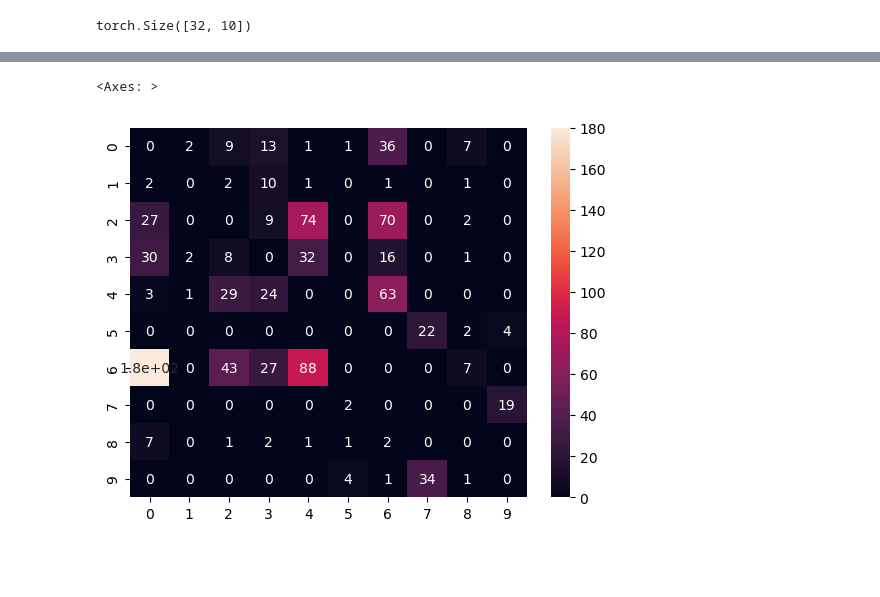
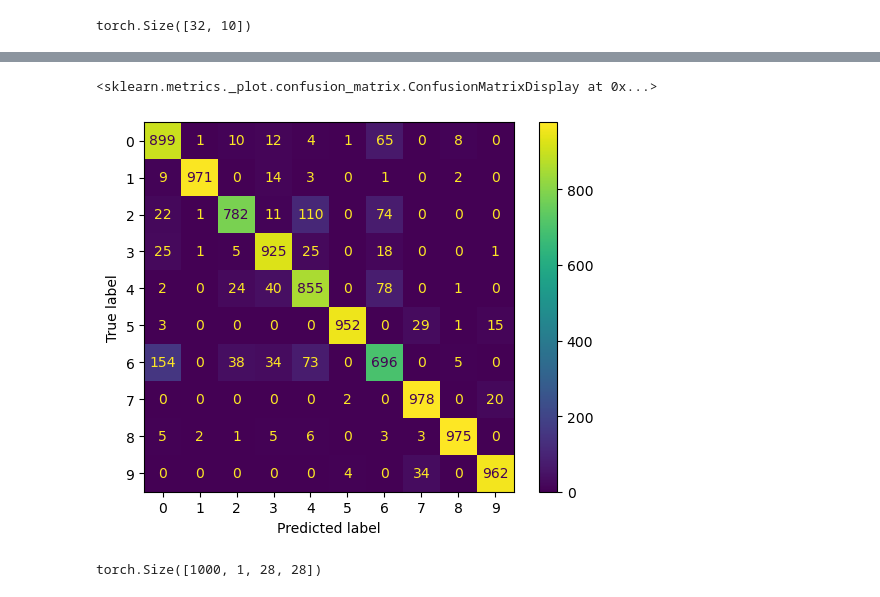
Before and after one commit to doorunderground/study, a Jupyter notebook: CNN/0306CNN1.ipynb, the cells around one changed output, grey strips where cells are left out. Saved outputs shown, nothing was run; the diff lists cells and outputs as text; code cells hidden in the pictures; blank space fills up the shorter version.

```diff
--- a/CNN/0306CNN1.ipynb
+++ b/CNN/0306CNN1.ipynb
@@ -205,27 +206,13 @@ array([[931,   2,   9,  13,   1,   1,  36,   0,   7,   0],
 # %%
-import seaborn as sns
-import numpy as np
-
-dcm = cm.copy()
-np.fill_diagonal(dcm, 0)
-sns.heatmap(dcm, annot=True)
+from sklearn.metrics import confusion_matrix, ConfusionMatrixDisplay
+cm = confusion_matrix(y_valid, pred)
+disp = ConfusionMatrixDisplay(confusion_matrix=cm)
+disp.plot()
 # %% [output]
-<Axes: >
+<sklearn.metrics._plot.confusion_matrix.ConfusionMatrixDisplay at 0x...>
-[figure, old version]
+[figure, new version]
 # %%
-
-# 실제 레이블=6 이면서 예측=0 으로 잘못 분류된 샘플 추출
-cond = (y_valid == 6) & (pred == 0)
-wrong_imgs = x_valid[cond]   # 잘못 분류된 이미지들
-print(wrong_imgs.shape)      # (154, 1, 28, 28)
-
-# 일부 시각화
-fig, axes = plt.subplots(4, 8, figsize=(12, 6))
-for i, ax in enumerate(axes.flat):
-    if i >= len(wrong_imgs):
-        break
-    ax.imshow(wrong_imgs[i][0], cmap='gray')
-    ax.axis('off')
-plt.suptitle('True=6(Shirt), Pred=0(T-shirt) — 잘못 분류된 샘플', fontsize=12)
-plt.tight_layout()
-plt.show()
+cond = (y_valid == 6)
+x_valid[cond, :, :, :].shape
+# %% [output]
+torch.Size([1000, 1, 28, 28])
```
Also changed, not shown: parts of 11 cells of this notebook, 3 other files.
